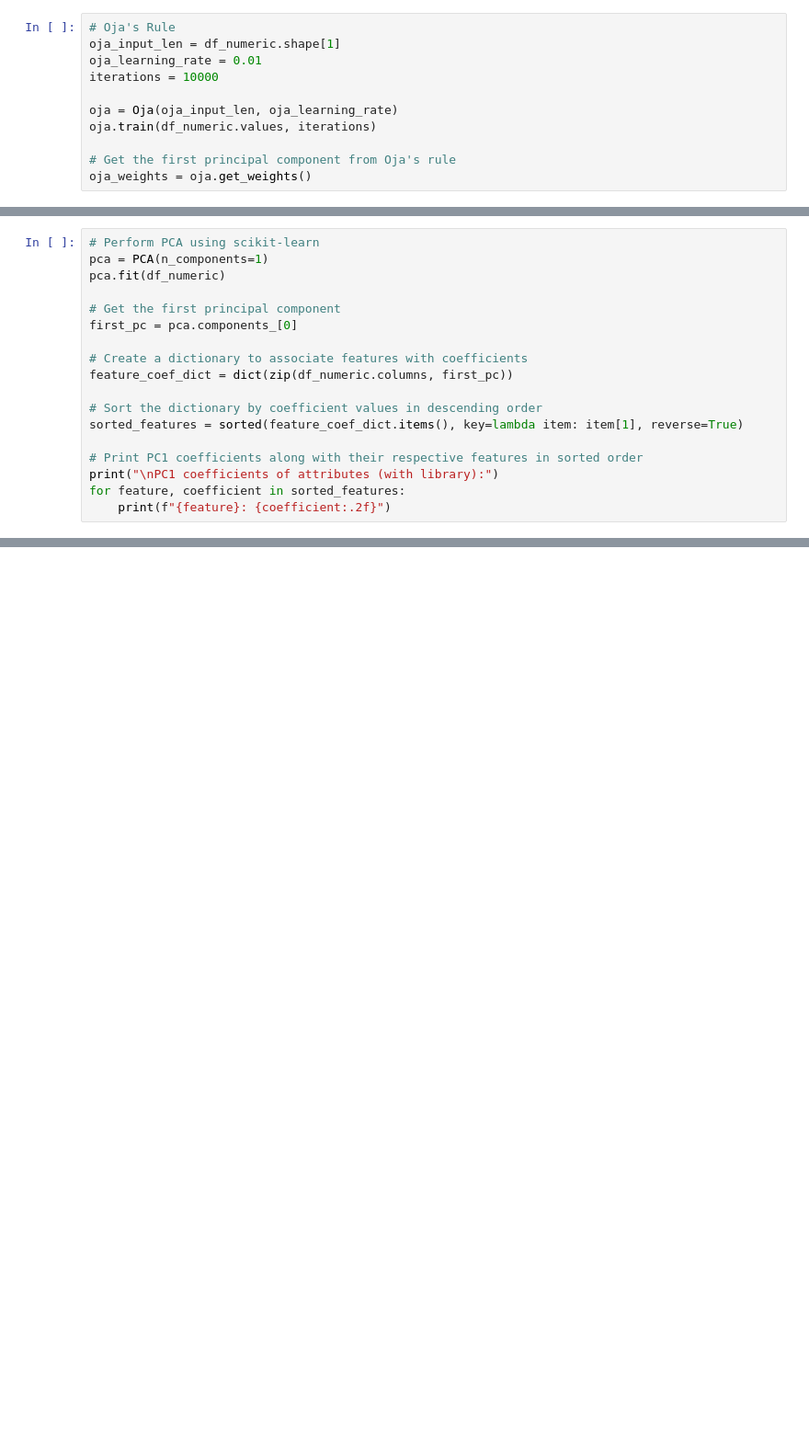
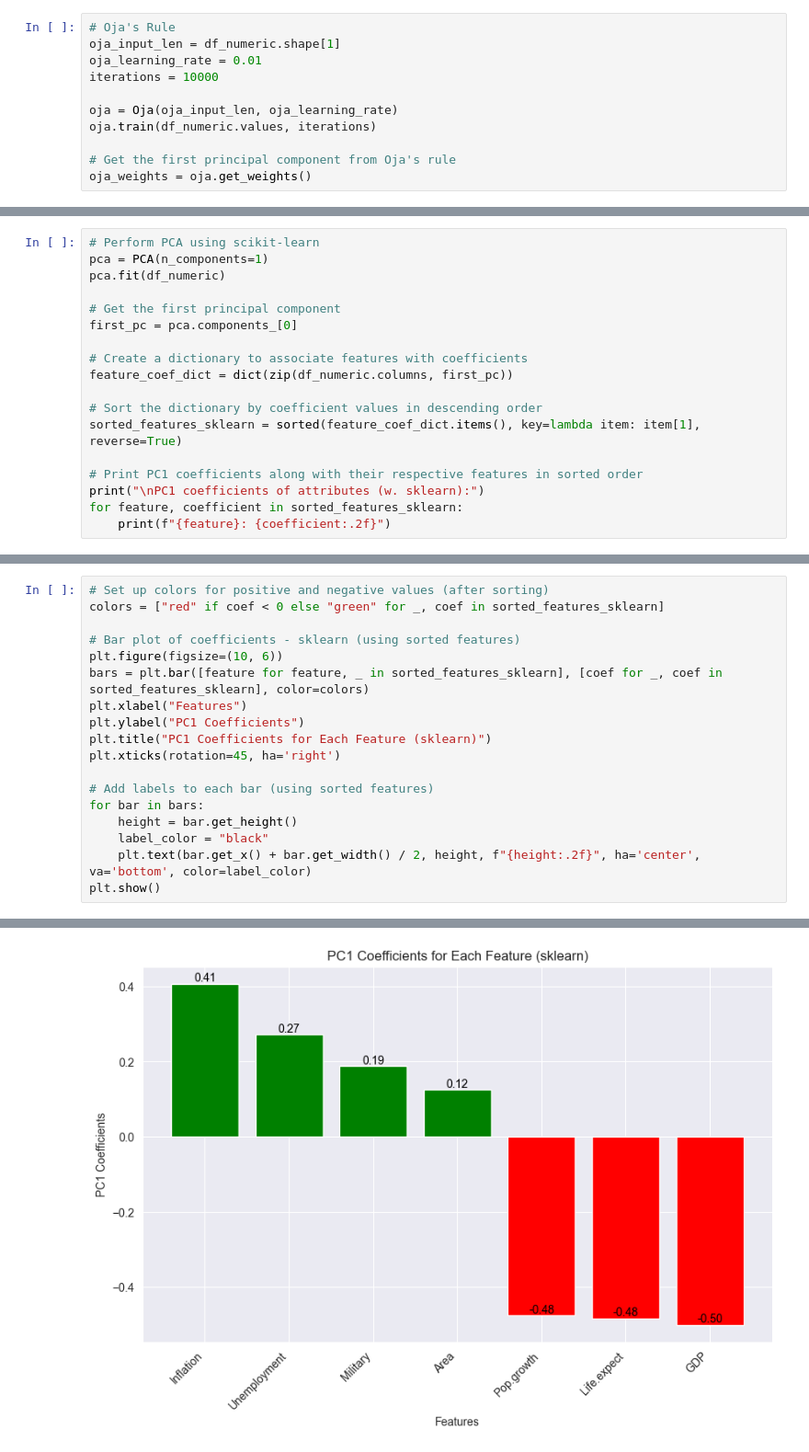
Before and after one commit to Georg1604/SIA-TP4, a Jupyter notebook: Exercise1/Ejercicio1.ipynb, the cells around one changed output, grey strips where cells are left out. Shown at 92% size. Saved outputs shown, nothing was run; the diff lists cells and outputs as text; blank space fills up the shorter version.

```diff
--- a/Exercise1/Ejercicio1.ipynb
+++ b/Exercise1/Ejercicio1.ipynb
@@ -190,0 +255,18 @@ Ukraine: -4.97
+# %%
+# Perform PCA using scikit-learn
+pca = PCA(n_components=1)
+pca.fit(df_numeric)
+
+# Get the first principal component
+first_pc = pca.components_[0]
+
+# Create a dictionary to associate features with coefficients
+feature_coef_dict = dict(zip(df_numeric.columns, first_pc))
+
+# Sort the dictionary by coefficient values in descending order
+sorted_features_sklearn = sorted(feature_coef_dict.items(), key=lambda item: item[1], reverse=True)
+
+# Print PC1 coefficients along with their respective features in sorted order
+print("\nPC1 coefficients of attributes (w. sklearn):")
+for feature, coefficient in sorted_features_sklearn:
+    print(f"{feature}: {coefficient:.2f}")
@@ -191,19 +284,19 @@ Ukraine: -4.97
 # %%
-# Perform PCA using scikit-learn
-pca = PCA(n_components=1)
-pca.fit(df_numeric)
+# Set up colors for positive and negative values (after sorting)
+colors = ["red" if coef < 0 else "green" for _, coef in sorted_features_sklearn]
 
-# Get the first principal component
-first_pc = pca.components_[0]
+# Bar plot of coefficients - sklearn (using sorted features)
+plt.figure(figsize=(10, 6))
+bars = plt.bar([feature for feature, _ in sorted_features_sklearn], [coef for _, coef in sorted_features_sklearn], color=colors)
+plt.xlabel("Features")
+plt.ylabel("PC1 Coefficients")
+plt.title("PC1 Coefficients for Each Feature (sklearn)")
+plt.xticks(rotation=45, ha='right')
 
-# Create a dictionary to associate features with coefficients
-feature_coef_dict = dict(zip(df_numeric.columns, first_pc))
-
-# Sort the dictionary by coefficient values in descending order
-sorted_features = sorted(feature_coef_dict.items(), key=lambda item: item[1], reverse=True)
-
-# Print PC1 coefficients along with their respective features in sorted order
-print("\nPC1 coefficients of attributes (with library):")
-for feature, coefficient in sorted_features:
-    print(f"{feature}: {coefficient:.2f}")
+# Add labels to each bar (using sorted features)
+for bar in bars:
+    height = bar.get_height()
+    label_color = "black"
+    plt.text(bar.get_x() + bar.get_width() / 2, height, f"{height:.2f}", ha='center', va='bottom', color=label_color)
+plt.show()
 # %% [output]
@@ -218,3 +303,4 @@ GDP: -0.50
+[figure, added]
 # %%
 # Project the data onto the principal component
 pc1_scores = pca.transform(df_numeric)
```
Also changed, not shown: parts of 21 cells of this notebook.
